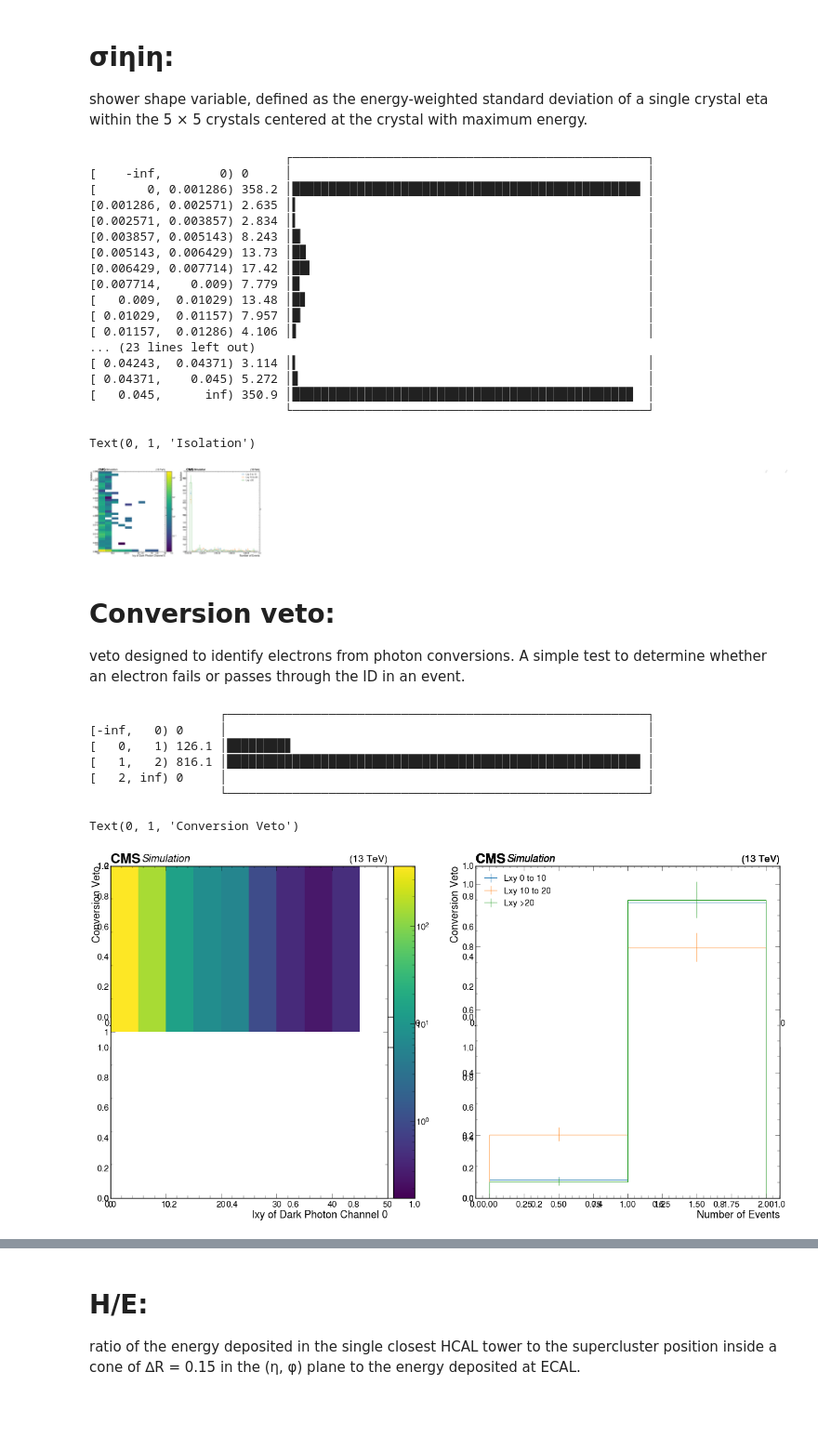
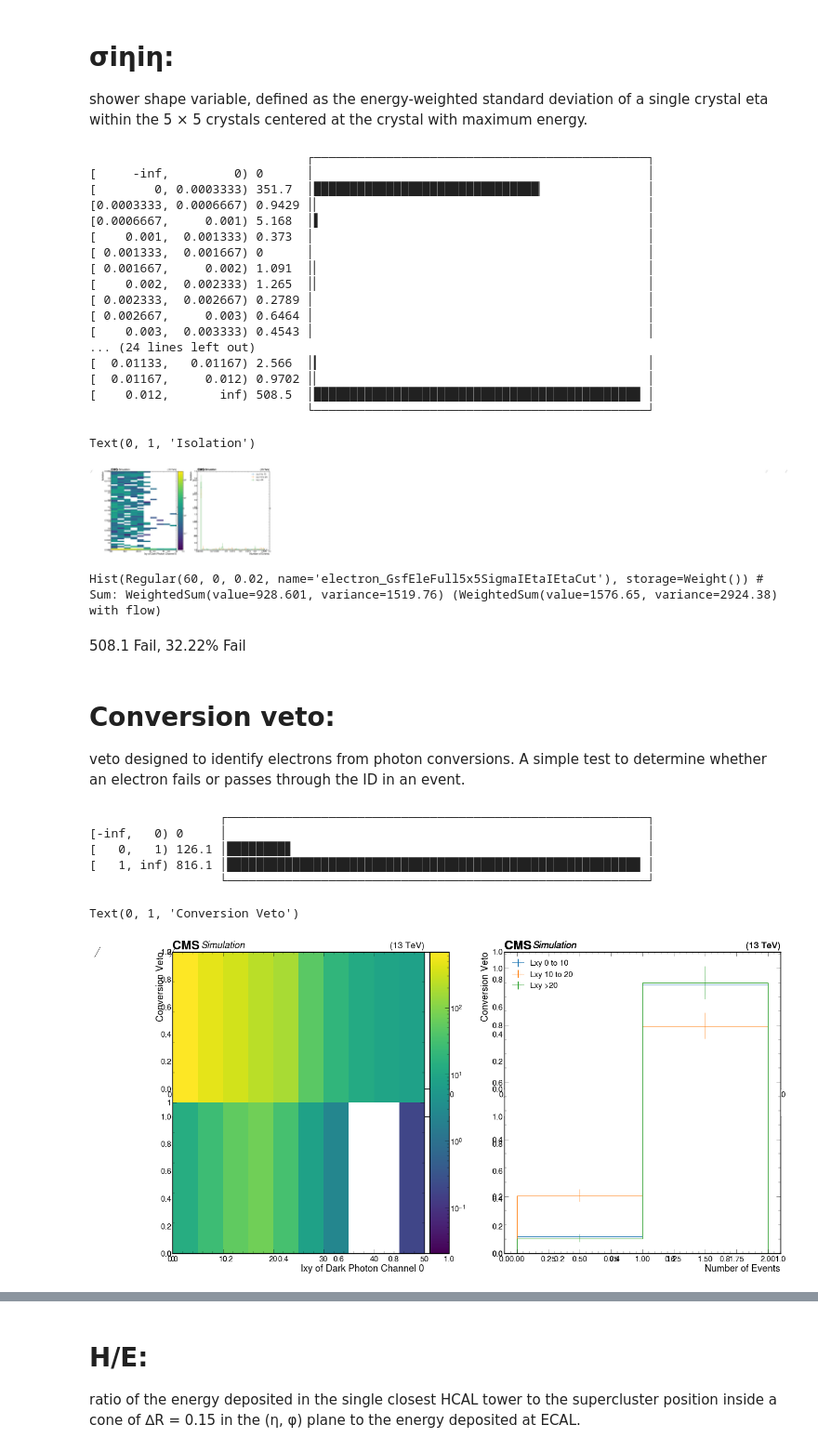
Before and after one commit to m251890/SIDM, a Jupyter notebook: sidm/studies/GSF_electrons_profiles.ipynb, the cells around one changed output, grey strips where cells are left out. Shown at 93% size. Saved outputs shown, nothing was run; the diff lists cells and outputs as text; code cells hidden in the pictures; blank space fills up the shorter version.

```diff
--- a/sidm/studies/GSF_electrons_profiles.ipynb
+++ b/sidm/studies/GSF_electrons_profiles.ipynb
@@ -64,20 +65,20 @@ tracking based variable, |∆η| between GSF track and supercluster seed.
 plt.subplots(2, 2, figsize=(30,15))
 plt.subplot(1, 2, 1)
 for sample in samples:
-    utilities.plot(hists["electron_GsfEleDEtaInSeedCut2d"][channels[0], :, :], label = sample, norm=mpl.colors.LogNorm())
+    utilities.plot(hists["electron_GsfEleDEtaInSeedCut2d"][channels[1], :, :], label = sample, norm=mpl.colors.LogNorm())
 plt.xlabel("lxy of Dark Photon Channel 0")
 plt.ylabel("Δηseed")
 plt.xlim(0,50)
 plt.subplot(1, 2, 2)
 for sample in samples:
          hists = out[sample]["hists"]
-utilities.plot(hists["electron_GsfEleDEtaInSeedCut2d"][channels[1],slice(0, 3, sum),:], label = "Lxy 0 to 10",density=True)
-utilities.plot(hists["electron_GsfEleDEtaInSeedCut2d"][channels[1],slice(3,5, sum),:], label = "Lxy 10 to 20",density=True)
-utilities.plot(hists["electron_GsfEleDEtaInSeedCut2d"][channels[1],slice(5,101, sum),:], label = "Lxy >20" ,density=True)
+utilities.plot(hists["electron_GsfEleDEtaInSeedCut2d"][channels[1],slice(0, 3, sum),:], label = "Lxy 0 to 10",density=True,flow='none')
+utilities.plot(hists["electron_GsfEleDEtaInSeedCut2d"][channels[1],slice(3,5, sum),:], label = "Lxy 10 to 20",density=True,flow='none')
+utilities.plot(hists["electron_GsfEleDEtaInSeedCut2d"][channels[1],slice(5,101, sum),:], label = "Lxy >20" ,density=True,flow='none')
 plt.legend()
-print(hists["electron_GsfEleDEtaInSeedCut2d"][channels[1],slice(3, 101, sum),:])
-plt.xlabel("Number of Events")
-plt.ylabel("Δηseed")
+print(hists["electron_GsfEleDEtaInSeedCut2d"][channels[1],slice(0, 3, sum),:34])
+plt.ylabel("Number of Events")
+plt.xlabel("Δηseed")
 # %% [output]
                              ┌───────────────────────────────────────────────┐
 [     -inf,         0) 0     │                                               │
@@ -152,8 +165,8 @@ for sample in samples:
 plt.subplots(2, 2, figsize=(30,15))
 plt.subplot(1, 2, 1)
 for sample in samples:
-    utilities.plot(hists["electron_GsfEleEInverseMinusPInverseCut2d"][channels[0], :, :], label = sample, norm=mpl.colors.LogNorm())
-plt.xlabel("lxy of Dark Photon Channel 0")
+    utilities.plot(hists["electron_GsfEleEInverseMinusPInverseCut2d"][channels[1], :, :], label = sample, norm=mpl.colors.LogNorm())
+plt.xlabel("lxy of Dark Photon Channel 1")
 plt.ylabel("|1/E - 1/p|")
 plt.xlim(0,50)
 plt.subplot(1, 2, 2)
@@ -163,7 +176,7 @@ utilities.plot(hists["electron_GsfEleEInverseMinusPInverseCut2d"][channels[1],sl
 utilities.plot(hists["electron_GsfEleEInverseMinusPInverseCut2d"][channels[1],slice(3,5, sum),:], label = "Lxy 10 to 20",density=True)
 utilities.plot(hists["electron_GsfEleEInverseMinusPInverseCut2d"][channels[1],slice(5,101, sum),:], label = "Lxy >20" ,density=True)
 plt.legend()
-print(hists["electron_GsfEleEInverseMinusPInverseCut2d"][channels[1],slice(3, 101, sum),:])
+print(hists["electron_GsfEleEInverseMinusPInverseCut2d"][channels[1],slice(3, 101, sum),: 52])
 plt.xlabel("Number of Events")
 plt.ylabel("|1/E - 1/p|")
 # %% [output]
@@ -197,8 +216,8 @@ for sample in samples:
 plt.subplots(2, 2, figsize=(30,15))
 plt.subplot(1, 2, 1)
 for sample in samples:
-    utilities.plot(hists["electron_GsfEleRelPFIsoScaledCut2d"][channels[0], :, :], label = sample, norm=mpl.colors.LogNorm())
-plt.xlabel("lxy of Dark Photon Channel 0")
+    utilities.plot(hists["electron_GsfEleRelPFIsoScaledCut2d"][channels[1], :, :], label = sample, norm=mpl.colors.LogNorm())
+plt.xlabel("lxy of Dark Photon Channel 1")
 plt.ylabel("Isolation")
 plt.xlim(0,50)
 plt.subplot(1, 2, 2)
@@ -243,7 +268,7 @@ for sample in samples:
 plt.subplots(2, 2, figsize=(30,15))
 plt.subplot(1, 2, 1)
 for sample in samples:
-    utilities.plot(hists["electron_GsfEleFull5x5SigmaIEtaIEtaCut2d"][channels[0], :, :], label = sample, norm=mpl.colors.LogNorm())
+    utilities.plot(hists["electron_GsfEleFull5x5SigmaIEtaIEtaCut2d"][channels[1], :, :], label = sample, norm=mpl.colors.LogNorm())
 plt.xlabel("lxy of Dark Photon Channel 0")
 plt.ylabel("Isolation")
 plt.xlim(0,50)
@@ -254,29 +279,35 @@ utilities.plot(hists["electron_GsfEleFull5x5SigmaIEtaIEtaCut2d"][channels[1],sli
 utilities.plot(hists["electron_GsfEleFull5x5SigmaIEtaIEtaCut2d"][channels[1],slice(3,5, sum),:], label = "Lxy 10 to 20",density=True)
 utilities.plot(hists["electron_GsfEleFull5x5SigmaIEtaIEtaCut2d"][channels[1],slice(5,101, sum),:], label = "Lxy >20" ,density=True)
 plt.legend()
-print(hists["electron_GsfEleFull5x5SigmaIEtaIEtaCut2d"][channels[1],slice(3, 101, sum),:])
+print(hists["electron_GsfEleFull5x5SigmaIEtaIEtaCut2d"][channels[1],slice(3, 101, sum),: 36])
 plt.xlabel("Number of Events")
 plt.ylabel("Isolation")
 # %% [output]
-                           ┌─────────────────────────────────────────────────┐
-[    -inf,        0) 0     │                                                 │
-[       0, 0.001286) 358.2 │████████████████████████████████████████████████ │
-[0.001286, 0.002571) 2.635 │▍                                                │
-[0.002571, 0.003857) 2.834 │▍                                                │
-[0.003857, 0.005143) 8.243 │█▏                                               │
-[0.005143, 0.006429) 13.73 │█▉                                               │
-[0.006429, 0.007714) 17.42 │██▍                                              │
-[0.007714,    0.009) 7.779 │█                                                │
-[   0.009,  0.01029) 13.48 │█▊                                               │
-[ 0.01029,  0.01157) 7.957 │█▏                                               │
-[ 0.01157,  0.01286) 4.106 │▌                                                │
-... (23 lines left out)
-[ 0.04243,  0.04371) 3.114 │▍                                                │
-[ 0.04371,    0.045) 5.272 │▊                                                │
-[   0.045,      inf) 350.9 │███████████████████████████████████████████████  │
-                           └─────────────────────────────────────────────────┘
+                              ┌──────────────────────────────────────────────┐
+[     -inf,         0) 0      │                                              │
+[        0, 0.0003333) 351.7  │███████████████████████████████▏              │
+[0.0003333, 0.0006667) 0.9429 │▏                                             │
+[0.0006667,     0.001) 5.168  │▌                                             │
+[    0.001,  0.001333) 0.373  │                                              │
+[ 0.001333,  0.001667) 0      │                                              │
+[ 0.001667,     0.002) 1.091  │▏                                             │
+[    0.002,  0.002333) 1.265  │▏                                             │
+[ 0.002333,  0.002667) 0.2789 │                                              │
+[ 0.002667,     0.003) 0.6464 │                                              │
+[    0.003,  0.003333) 0.4543 │                                              │
+... (24 lines left out)
+[  0.01133,   0.01167) 2.566  │▎                                             │
+[  0.01167,     0.012) 0.9702 │▏                                             │
+[    0.012,       inf) 508.5  │█████████████████████████████████████████████ │
+                              └──────────────────────────────────────────────┘
 Text(0, 1, 'Isolation')
-[figure, old version]
+[figure, new version]
+# %%
+(hists["electron_GsfEleFull5x5SigmaIEtaIEtaCut2d"][channels[1],slice(0, 3, sum),:])
+# %% [output]
+Hist(Regular(60, 0, 0.02, name='electron_GsfEleFull5x5SigmaIEtaIEtaCut'), storage=Weight()) # Sum: WeightedSum(value=928.601, variance=1519.76) (WeightedSum(value=1576.65, variance=2924.38) with flow)
+# %% [markdown]
+508.1 Fail, 32.22% Fail
 # %% [markdown]
 # Conversion veto:
 
@@ -284,29 +315,28 @@ veto designed to identify electrons from photon conversions. A simple test to de
 # %%
 for sample in samples:
     hists = out[sample]["hists"]
 plt.subplots(2, 2, figsize=(30,15))
 plt.subplot(1, 2, 1)
 for sample in samples:
-    utilities.plot(hists["electron_GsfEleConversionVetoCut2d"][channels[0], :, :], label = sample, norm=mpl.colors.LogNorm())
+    utilities.plot(hists["electron_GsfEleConversionVetoCut2d"][channels[1], :, :], label = sample, norm=mpl.colors.LogNorm())
 plt.xlabel("lxy of Dark Photon Channel 0")
 plt.ylabel("Conversion Veto")
 plt.xlim(0,50)
 plt.subplot(1, 2, 2)
 for sample in samples:
          hists = out[sample]["hists"]
 utilities.plot(hists["electron_GsfEleConversionVetoCut2d"][channels[1],slice(0, 3, sum),:], label = "Lxy 0 to 10",density=True)
 utilities.plot(hists["electron_GsfEleConversionVetoCut2d"][channels[1],slice(3,5, sum),:], label = "Lxy 10 to 20",density=True)
 utilities.plot(hists["electron_GsfEleConversionVetoCut2d"][channels[1],slice(5,101, sum),:], label = "Lxy >20" ,density=True)
 plt.legend()
-print(hists["electron_GsfEleConversionVetoCut2d"][channels[1],slice(3, 101, sum),:])
+print(hists["electron_GsfEleConversionVetoCut2d"][channels[1],slice(3, 101, sum),: 1])
 plt.xlabel("Number of Events")
 plt.ylabel("Conversion Veto")
 # %% [output]
                   ┌──────────────────────────────────────────────────────────┐
 [-inf,   0) 0     │                                                          │
 [   0,   1) 126.1 │████████▊                                                 │
-[   1,   2) 816.1 │█████████████████████████████████████████████████████████ │
-[   2, inf) 0     │                                                          │
+[   1, inf) 816.1 │█████████████████████████████████████████████████████████ │
                   └──────────────────────────────────────────────────────────┘
 Text(0, 1, 'Conversion Veto')
-[figure, old version]
+[figure, new version]
```
Also changed, not shown: parts of 29 cells of this notebook, 2 other files.
